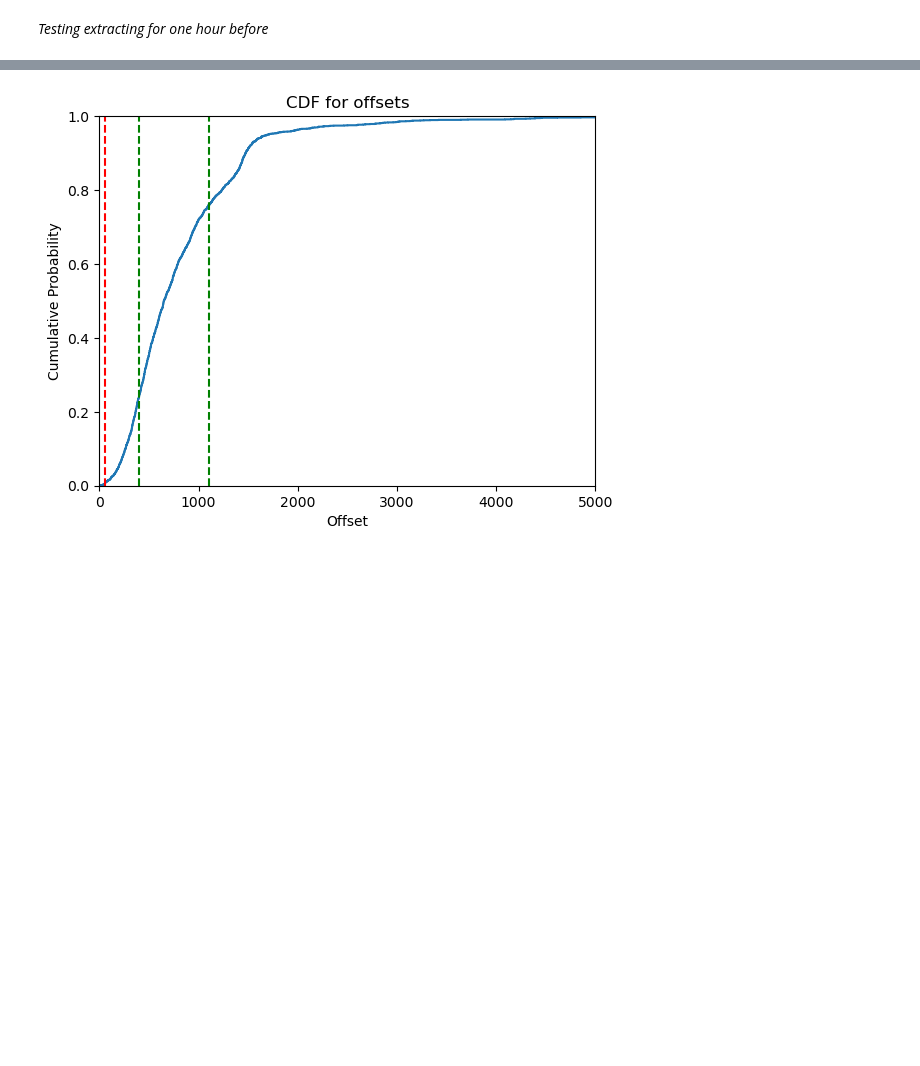
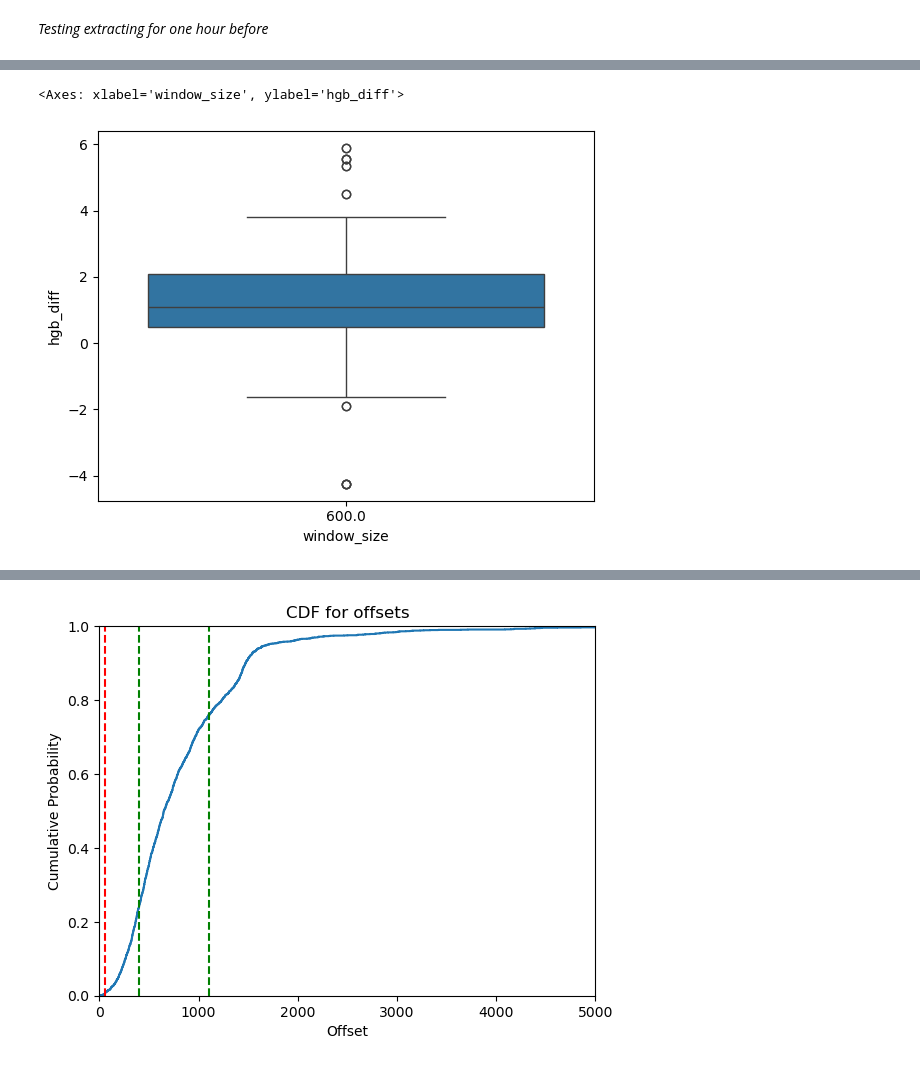
Before and after one commit to jhn-nt/hcrbct, a Jupyter notebook: bench.ipynb, the cells around one changed output, grey strips where cells are left out. Saved outputs shown, nothing was run; the diff lists cells and outputs as text; code cells hidden in the pictures; blank space fills up the shorter version.

```diff
--- a/bench.ipynb
+++ b/bench.ipynb
@@ -242,0 +248,7 @@ plt.show()
+# %%
+hgb_tbl=pd.DataFrame(columns=['patientunitstayid', 'hgb_before', 'hgb_after', 'window_size', 'transfusion_offset'])
+
+for i in range(1000):
+    readings_avg(600, i, hgb_tbl)
+
+hgb_tbl['hgb_diff']=hgb_tbl['hgb_after']-hgb_tbl['hgb_before']
@@ -243,3 +294,8 @@ plt.show()
+# %%
+sns.boxplot(hgb_tbl, x='window_size', y='hgb_diff')
+# %% [output]
+<Axes: xlabel='window_size', ylabel='hgb_diff'>
+[figure, added]
 # %%
 # Find the average difference in time between the first two HGB readings for every patient
 
```
Also changed, not shown: parts of 17 cells of this notebook.
